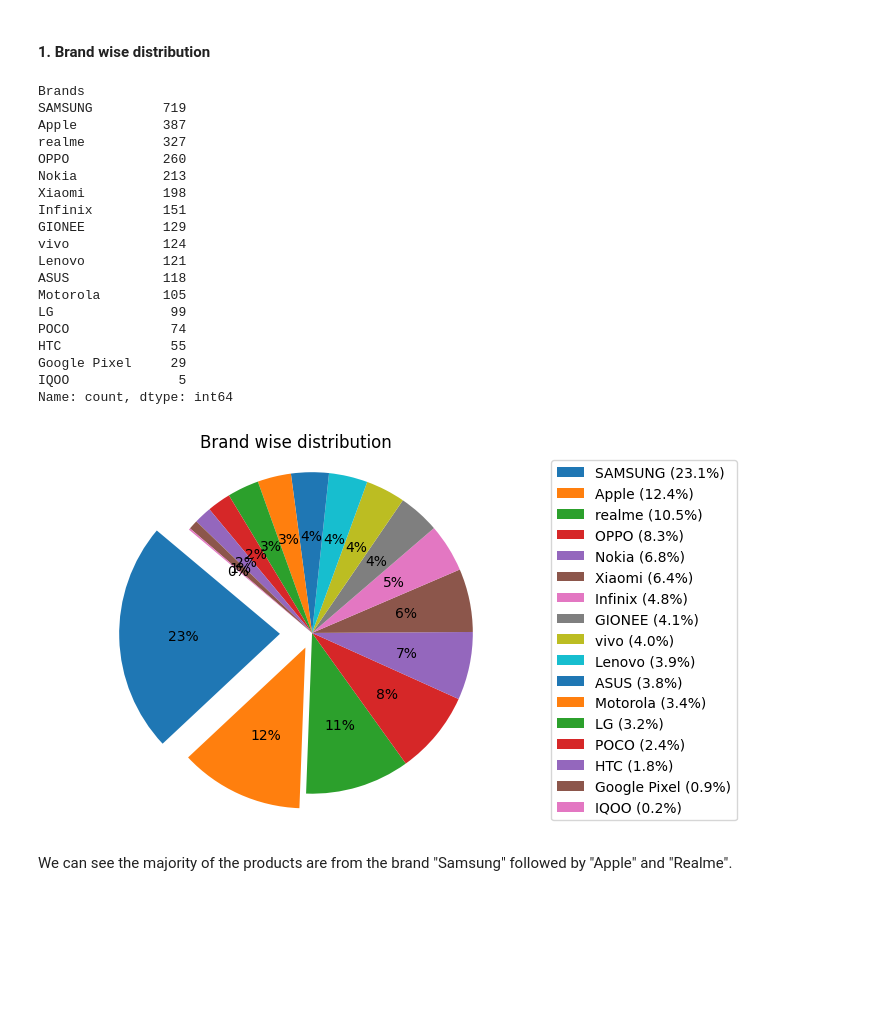
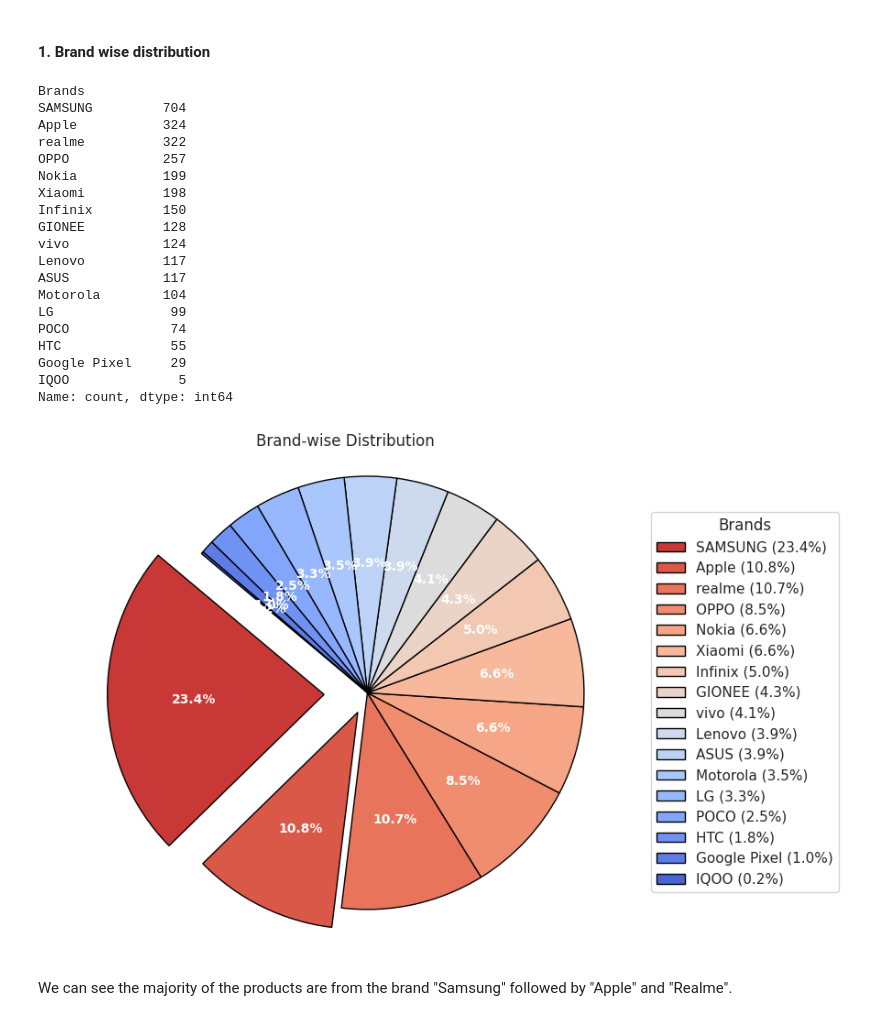
Before and after one commit to Vahsir7/EDA, a Jupyter notebook: mobile_sales/analysis.ipynb, the cells around one changed output. Drawn from its saved outputs; the diff is of its cells as text; code cells hidden in the pictures; blank space fills up the shorter version.

Commit message:
replaced matplotlib graphs with seaborn

```diff
--- a/mobile_sales/analysis.ipynb
+++ b/mobile_sales/analysis.ipynb
@@ -59,3 +59,5 @@ data.describe(include='object')
 data.duplicated().sum()
 # %% [output]
 108
+# %%
+data.drop_duplicates(keep="first", inplace=True)
@@ -68,18 +74,18 @@ brands = data['Brands'].value_counts()
 brands
 # %% [output]
 Brands
-SAMSUNG         719
-Apple           387
-realme          327
-OPPO            260
-Nokia           213
+SAMSUNG         704
+Apple           324
+realme          322
+OPPO            257
+Nokia           199
 Xiaomi          198
-Infinix         151
-GIONEE          129
+Infinix         150
+GIONEE          128
 vivo            124
-Lenovo          121
-ASUS            118
-Motorola        105
+Lenovo          117
+ASUS            117
+Motorola        104
 LG               99
 POCO             74
 HTC              55
@@ -91,35 +97,41 @@ explode =[0 for i in range(len(brands))]
 explode[0]=0.2
 explode[1]=0.1
 # %%
-import matplotlib.pyplot as plt
+# Create a color palette and reverse it
+colors = sns.color_palette("coolwarm", len(brands))[::-1]
 
-# Assuming 'data' is a DataFrame and 'Brands' is the column with brand names
-brands = data['Brands'].value_counts()
+# Explode values to highlight slices
+explode = [0] * len(brands)
+explode[0] = 0.2
+explode[1] = 0.1
 
-# Explode the first two segments for emphasis
-explode = [0] * len(brands)
-explode[0] = 0.2  # Largest segment
-explode[1] = 0.1  # Second largest segment
+fig, ax = plt.subplots(figsize=(9, 6))
 
-# Create a pie chart
-fig, ax = plt.subplots()
-wedges, texts, autotexts = ax.pie(brands, explode=explode, autopct='%1.0f%%',
-                                   startangle=140)
+# Create the pie chart with custom colors and explode values
+wedges, texts, autotexts = ax.pie(
+    brands,
+    explode=explode,
+    autopct='%1.1f%%',
+    startangle=140,
+    colors=colors,
+    wedgeprops=dict(edgecolor='black')  # Use wedgeprops to set the edge color
+)
 
 # Customize legend
 percentages = [f'{p:.1f}%' for p in (brands / brands.sum() * 100)]
 legend_labels = [f'{label} ({percentage})' for label, percentage in zip(brands.index, percentages)]
-plt.legend(wedges, legend_labels, loc='center left', bbox_to_anchor=(1, 0.5))
+plt.legend(wedges, legend_labels, loc='center left', bbox_to_anchor=(1, 0.5), title='Brands')
 
-# Add title
-plt.title("Brand wise distribution")
+# Customize font properties for better readability
+plt.setp(autotexts, size=10, weight='bold', color='white')
+plt.setp(texts, size=10, weight='bold')
 
-# Ensure the pie is drawn as a circle
-ax.axis('equal')
+plt.title("Brand-wise Distribution")
+ax.axis('equal')  # Equal aspect ratio ensures that pie is drawn as a circle.
 
-# Show the plot
+plt.tight_layout()  # Adjust layout to make room for the legend
 plt.show()
 # %% [output]
-[figure, old version]
+[figure, new version]
 # %% [markdown]
 We can see the majority of the products are from the brand "Samsung" followed by "Apple" and "Realme".
```
Also changed, not shown: parts of 28 cells of this notebook, 1 other file.
